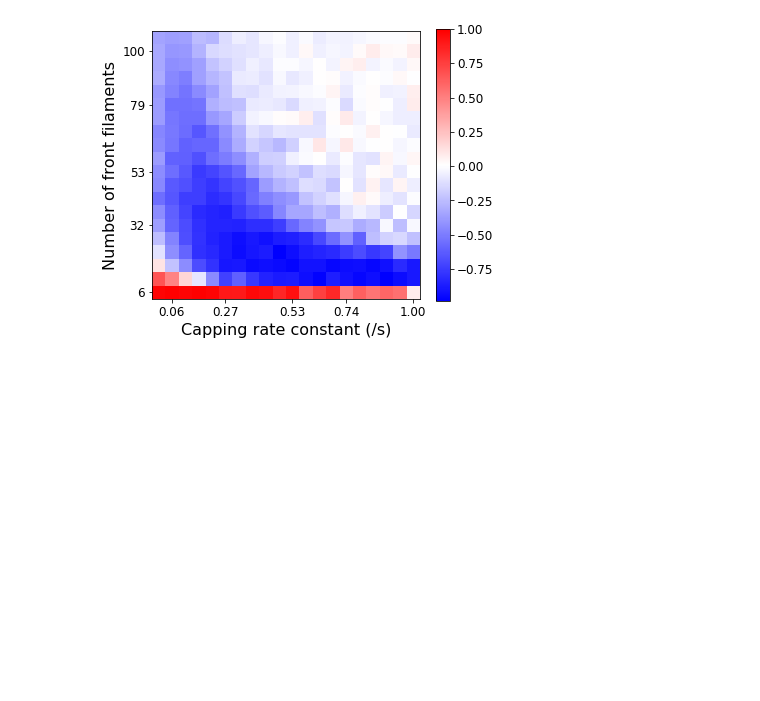
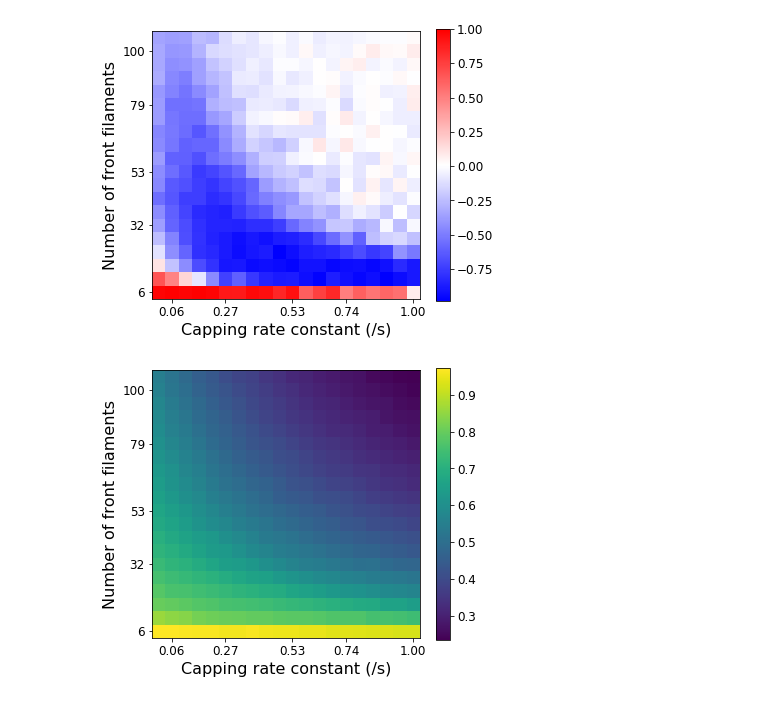
Before and after one commit to jiongyi/postdoc, a Jupyter notebook: actin_assembly/simulation/weichsel_schwarz/2020-04-25-weichsel-schwarz-growth-rate-vs-capping.ipynb, the cells around one changed output. Drawn from its saved outputs; the diff is of its cells as text; code cells hidden in the pictures; blank space fills up the shorter version.

```diff
--- a/actin_assembly/simulation/weichsel_schwarz/2020-04-25-weichsel-schwarz-growth-rate-vs-capping.ipynb
+++ b/actin_assembly/simulation/weichsel_schwarz/2020-04-25-weichsel-schwarz-growth-rate-vs-capping.ipynb
@@ -58,0 +59,21 @@ dump_session('apr-30-session.db')
+# %%
+fig2_hand, axes2_hand = subplots()
+fig2_hand.set_figheight(5)
+im2_hand = axes2_hand.imshow(flip(rel_growth_rate_mat, 0).mean(axis=-1), cmap=get_cmap('viridis'))
+axes2_hand.set_xlabel('Capping rate constant (/s)', fontsize=16)
+ticks_row = linspace(1, num_intervals - 1, 5, dtype=int)
+x_label_row = []
+y_label_row = []
+for i in ticks_row:
+    x_label_row.append('{:.2f}'.format(capping_rate_const_row[i]))
+    y_label_row.append('{:n}'.format(num_front_filaments_row[-i]))
+axes2_hand.set_xticks(ticks_row)
+axes2_hand.set_xticklabels(x_label_row, fontsize=12)
+axes2_hand.set_yticks(ticks_row)
+axes2_hand.set_yticklabels(y_label_row, fontsize=12)
+axes2_hand.set_ylabel('Number of front filaments', fontsize=16)
+bar2_hand = fig2_hand.colorbar(im2_hand)
+bar2_hand.ax.tick_params(labelsize=12)
+fig2_hand.savefig('growth-rate-phase-diagram.png')
+# %% [output]
+[figure, added]
```
Also changed, not shown: parts of 7 cells of this notebook, 5 other files.
